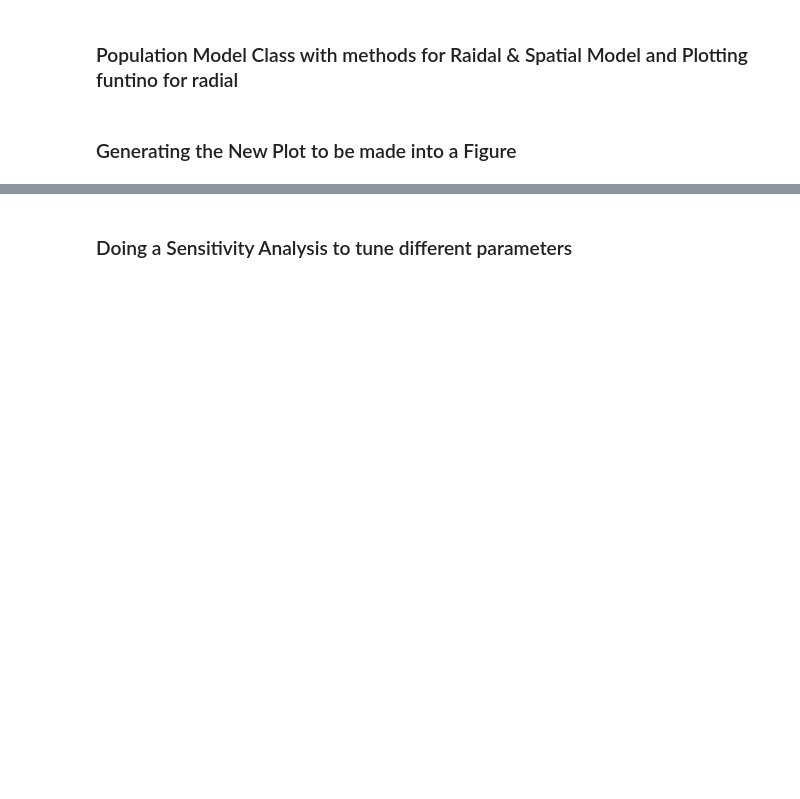
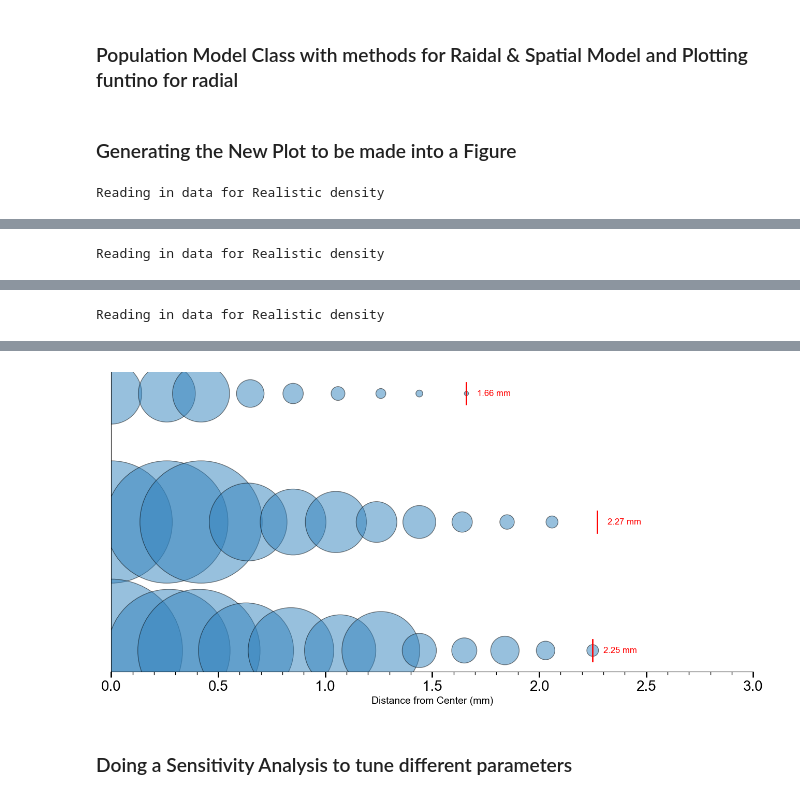
Before and after one commit to abhinavp5/NeuralEncodingModel, a Jupyter notebook: vf_popul_model.ipynb, the cells around one changed output, grey strips where cells are left out. Cells and saved outputs as stored; diff of their text form; code cells hidden in the pictures; blank space fills up the shorter version.

Commit message:
add new figures and update existing images for spatial plots

```diff
--- a/vf_popul_model.ipynb
+++ b/vf_popul_model.ipynb
@@ -43,5 +43,10 @@ lmpars.add('k2', value=.2088, vary=False, min=0) #b constant
 lmpars.add('k3', value=.07, vary=False, min=0) #c constant
 lmpars.add('k4', value=.0312, vary=False, min=0)
 lmpars_init_dict['t3f12v3final'] = lmpars
+
+
+#Setting global Font and fontsize to Arial, 20 respectively
+plt.rcParams["font.family"] = "Arial"
+plt.rcParams["font.size"] = 20
 # %% [markdown]
 ### Population Model Class with methods for Raidal & Spatial Model and Plotting funtino for radial
@@ -1047,0 +1137,4 @@ vf_model.radial_visualization_on_spatial_coords()
+# %%
+VF_Population_Model.radial_visualization_on_spatial_coords_multiple(aff_type="RA")
+# %% [output]
+Reading in data for Realistic density
@@ -1047,0 +1142 @@ vf_model.radial_visualization_on_spatial_coords()
+Reading in data for Realistic density
@@ -1047,0 +1144 @@ vf_model.radial_visualization_on_spatial_coords()
+Reading in data for Realistic density
@@ -1048,3 +1146,4 @@ vf_model.radial_visualization_on_spatial_coords()
+[figure, added]
 # %% [markdown]
 ### Doing a Sensitivity Analysis to tune different parameters
 # %%
```
Also changed, not shown: parts of 6 cells of this notebook, 50 other files.
